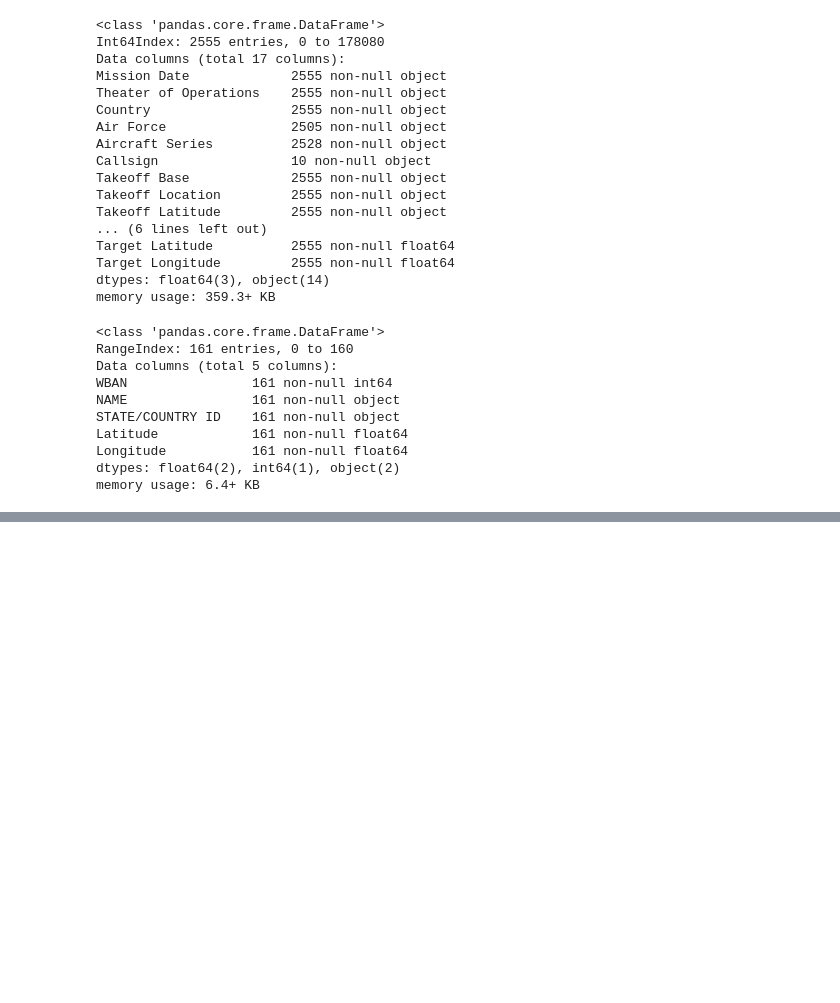
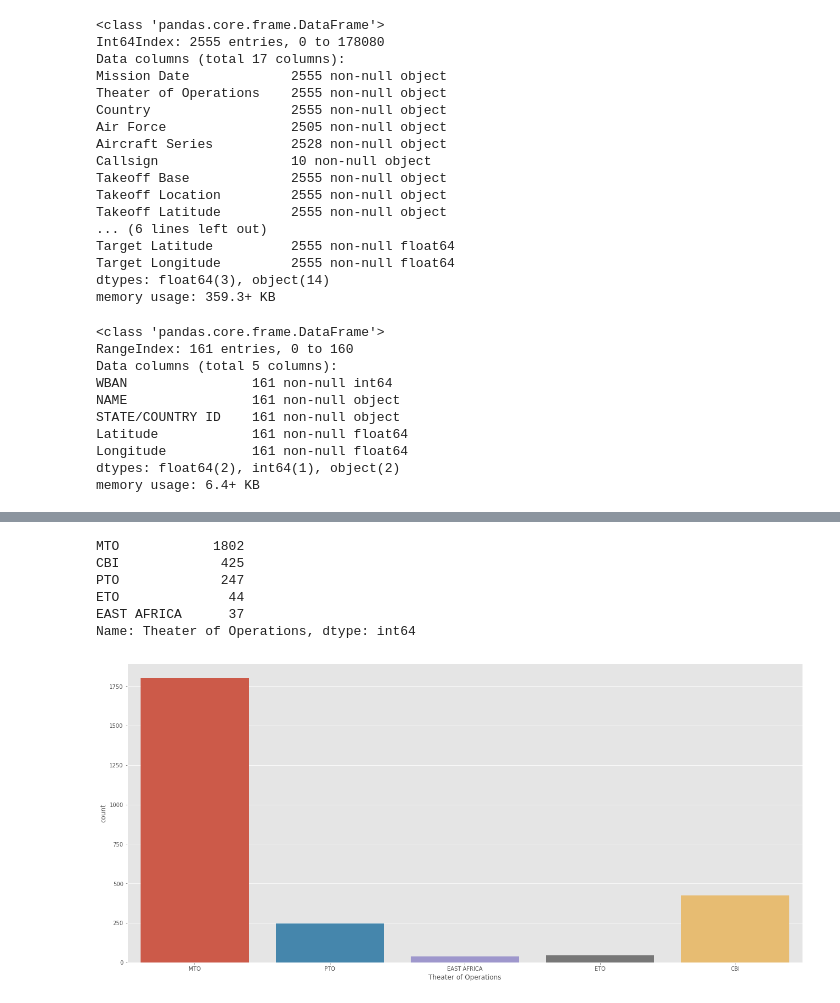
Before and after one commit to In-finite/TimeSeries, a Jupyter notebook: Analysing_different_data.ipynb, the cells around one changed output, grey strips where cells are left out. Drawn from its saved outputs; the diff is of its cells as text; code cells hidden in the pictures; blank space fills up the shorter version.

```diff
--- a/Analysing_different_data.ipynb
+++ b/Analysing_different_data.ipynb
@@ -91,0 +168,36 @@ memory usage: 6.4+ KB
+# %%
+# ATTACK
+aerial["color"] = ""
+aerial.color[aerial.Country == "USA"] = "rgb(0,116,217)"
+aerial.color[aerial.Country == "GREAT BRITAIN"] = "rgb(255,65,54)"
+aerial.color[aerial.Country == "NEW ZEALAND"] = "rgb(133,20,75)"
+aerial.color[aerial.Country == "SOUTH AFRICA"] = "rgb(255,133,27)"
+
+data = [dict(
+    type='scattergeo',
+    lon = aerial['Takeoff Longitude'],
+    lat = aerial['Takeoff Latitude'],
+    hoverinfo = 'text',
+    text = "Country: " + aerial.Country + " Takeoff Location: "+aerial["Takeoff Location"]+" Takeoff Base: " + aerial['Takeoff Base'],
+    mode = 'markers',
+    marker=dict(
+        sizemode = 'area',
+        sizeref = 1,
+        size= 10 ,
+        line = dict(width=1,color = "white"),
+        color = aerial["color"],
+        opacity = 0.7),
+)]
+layout = dict(
+    title = 'Countries Take Off Bases ',
+    hovermode='closest',
+    geo = dict(showframe=False, showland=True, showcoastlines=True, showcountries=True,
+               countrywidth=1, projection=dict(type='Mercator'),
+              landcolor = 'rgb(217, 217, 217)',
+              subunitwidth=1,
+              showlakes = True,
+              lakecolor = 'rgb(255, 255, 255)',
+              countrycolor="rgb(5, 5, 5)")
+)
+#fig = go.Figure(data=data, layout=layout)
+#iplot(fig)
@@ -91,0 +269,14 @@ memory usage: 6.4+ KB
+# %%
+#Theater of Operations
+print(aerial['Theater of Operations'].value_counts())
+plt.figure(figsize=(22,10))
+sns.countplot(aerial['Theater of Operations'])
+plt.show()
+# %% [output]
+MTO            1802
+CBI             425
+PTO             247
+ETO              44
+EAST AFRICA      37
+Name: Theater of Operations, dtype: int64
+[figure, added]
```
Also changed, not shown: parts of 8 cells of this notebook, 1 other file.
